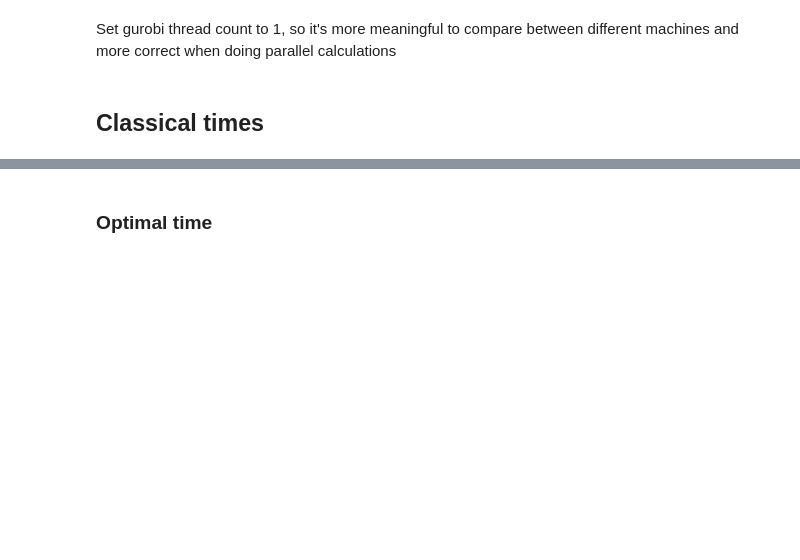
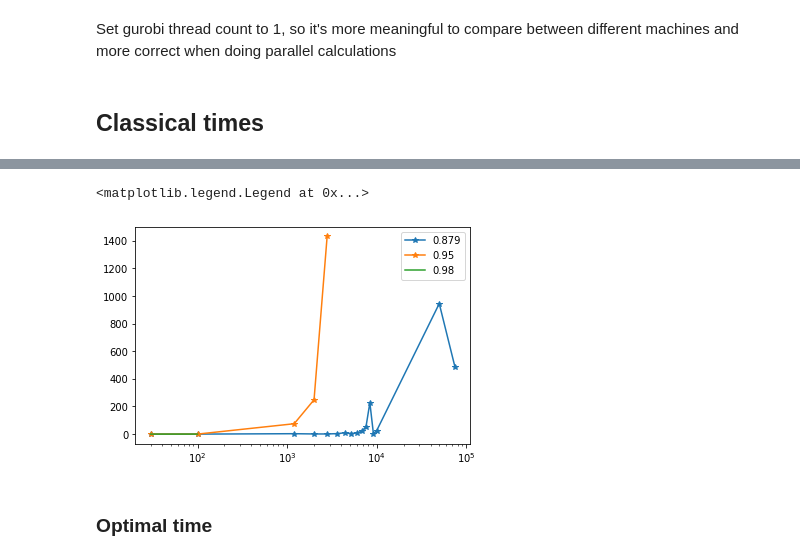
Before and after one commit to danlkv/quantum-classical-time-maxcut, a Jupyter notebook: data/generators/generate_classical_times.ipynb, the cells around one changed output, grey strips where cells are left out. Drawn from its saved outputs; the diff is of its cells as text; code cells hidden in the pictures; blank space fills up the shorter version.

```diff
--- a/data/generators/generate_classical_times.ipynb
+++ b/data/generators/generate_classical_times.ipynb
@@ -182,3 +242,24 @@ def approx_ratio(p):
+# %%
+def to_mh(item):
+    starts, *diffs = item
+    return miplog_helper.MiplogData.from_start_and_diffs(starts, diffs)
+# %%
+# check data
+seed = 1
+
+line = [to_mh(x).get_time_for_AR_lower(0.849)[0] for x in gurobi_bytes[:, seed]]
+plt.plot(match_ext, line, '*-', label='0.879')
+plt.xscale('log')
+plt.legend()
+line = [to_mh(x).get_time_for_AR_lower(0.95)[0] for x in gurobi_bytes[:, seed]]
+plt.plot(match_ext, line, '*-', label='0.95')
+
+line = [to_mh(x).get_time_for_AR_lower(0.98)[0] for x in gurobi_bytes[:, seed]]
+plt.plot(match_ext, line, label='0.98')
+plt.legend()
+# %% [output]
+<matplotlib.legend.Legend at 0x...>
+[figure, added]
 # %% [markdown]
 ### Optimal time
 # %%
```
Also changed, not shown: parts of 26 cells of this notebook, 1 other file.
